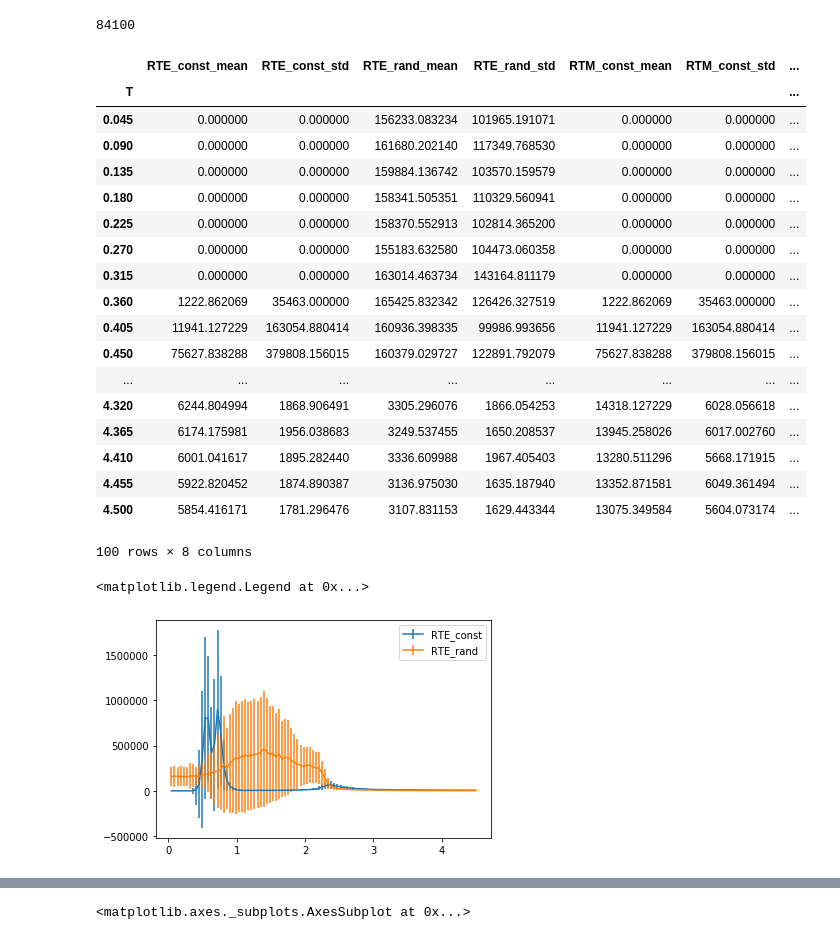
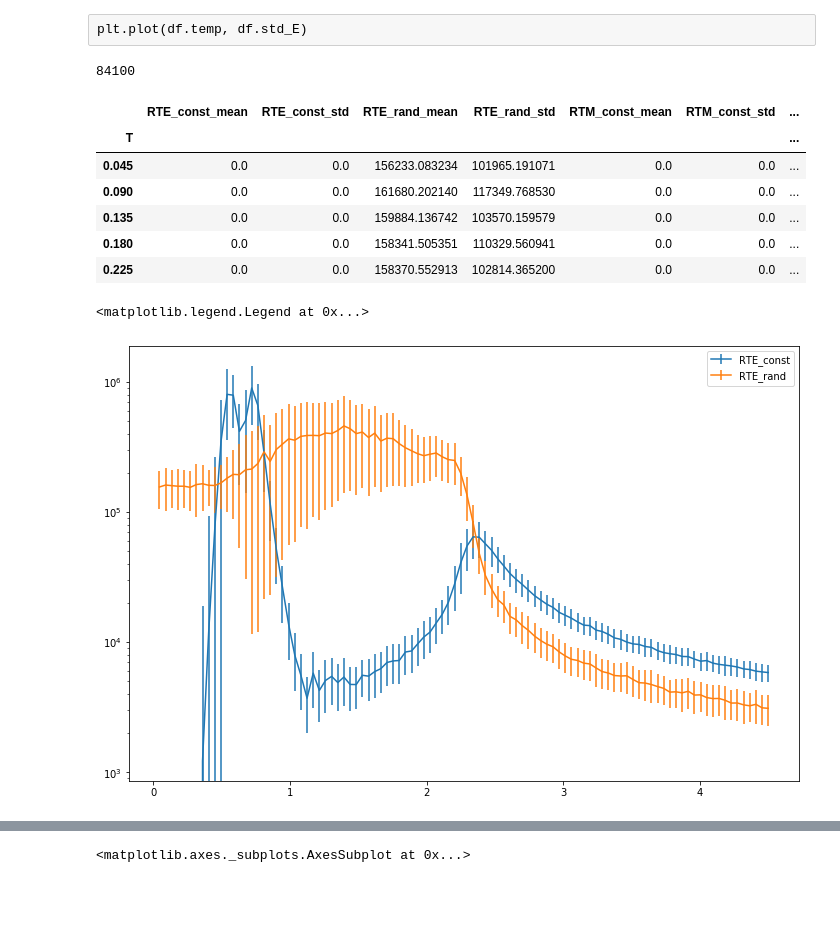
Before and after one commit to ashmat98/ising-model, a Jupyter notebook: python/heat-capacity.ipynb, the cells around one changed output, grey strips where cells are left out. Cells and saved outputs as stored; diff of their text form; code cells hidden in the pictures; blank space fills up the shorter version.

```diff
--- a/python/relaxation-time.ipynb
+++ b/python/heat-capacity.ipynb
@@ -33,20 +19,2 @@ array([  0,   0,   0,   0,   0, 128, 128, 128, 128, 128], dtype=int32)
 # %%
 pool = Pool(4)
-# %%
-scale = 100
-times = 1000
-
-# Ts = np.concatenate([
-#     np.linspace(0,1.8,scale),
-#     np.linspace(1.8,3.5,5*scale),
-#     np.linspace(3.5,6,scale),
-# ])
-Ts1=np.linspace(0,4.5,scale+1)[1:]
-Ts = [Ts1]*times
-
-steps = np.ones_like(Ts1)*10**5
-b=0.08
-n=0.1
-steps = np.exp(np.log(3*10**6)*(b/(b+Ts1-2.5))**n)
-steps[Ts1<2.5] = 3*10**6
-steps = steps.astype(int)
@@ -58,11 +21,20 @@ plt.plot(Ts1, steps)
+# %%
+scale = 8
+times = 10
+
+Ts=np.linspace(0,4.5,scale*times+1)[1:]
+Ts=np.linspace(2.1,2.5,scale*times+1)[1:]
 # %%
 results = []
-for Ts1 in tqdm(Ts):
+N=40
+for Ts1 in tqdm(Ts.reshape(times, scale)):
     runs = len(Ts1)
-    res = pool.starmap(find_relaxation, #T, N, steps, SEED
+    res = pool.starmap(find_sigma_e, #T, N,M, steps,freq, SEED
             zip(*(Ts1,
-                  [32]*runs, # N
-                  steps, # steps
+                  [N]*runs, # N
+                  [N]*runs, # M
+                  [10**8]*runs, # steps
+                  [1]*runs, # freq
                   np.random.randint(0,1000000, runs), # seed
                       )),
 #             chunksize=1
@@ -76,3 +69,5 @@ with open("relaxations.pkl","wb") as f:
+# %% [raw]
+plt.plot(df.temp, df.std_E)
 # %%
 len(results)
 # %% [output]
@@ -109,37 +104,25 @@ gb.mean().add_suffix("_mean"),
 gb.std().add_suffix("_std")], axis=1)
 dfm = dfmoments[sorted(dfmoments.columns)]
 # %%
-dfm
+dfm.head()
 # %% [output]
 |  | RTE_const_mean | RTE_const_std | RTE_rand_mean | RTE_rand_std | RTM_const_mean | RTM_const_std | ... |
 | T |  |  |  |  |  |  | ... |
-| 0.045 | 0.000000 | 0.000000 | 156233.083234 | 101965.191071 | 0.000000 | 0.000000 | ... |
-| 0.090 | 0.000000 | 0.000000 | 161680.202140 | 117349.768530 | 0.000000 | 0.000000 | ... |
-| 0.135 | 0.000000 | 0.000000 | 159884.136742 | 103570.159579 | 0.000000 | 0.000000 | ... |
-| 0.180 | 0.000000 | 0.000000 | 158341.505351 | 110329.560941 | 0.000000 | 0.000000 | ... |
-| 0.225 | 0.000000 | 0.000000 | 158370.552913 | 102814.365200 | 0.000000 | 0.000000 | ... |
-| 0.270 | 0.000000 | 0.000000 | 155183.632580 | 104473.060358 | 0.000000 | 0.000000 | ... |
-| 0.315 | 0.000000 | 0.000000 | 163014.463734 | 143164.811179 | 0.000000 | 0.000000 | ... |
-| 0.360 | 1222.862069 | 35463.000000 | 165425.832342 | 126426.327519 | 1222.862069 | 35463.000000 | ... |
-| 0.405 | 11941.127229 | 163054.880414 | 160936.398335 | 99986.993656 | 11941.127229 | 163054.880414 | ... |
-| 0.450 | 75627.838288 | 379808.156015 | 160379.029727 | 122891.792079 | 75627.838288 | 379808.156015 | ... |
-| ... | ... | ... | ... | ... | ... | ... | ... |
-| 4.320 | 6244.804994 | 1868.906491 | 3305.296076 | 1866.054253 | 14318.127229 | 6028.056618 | ... |
-| 4.365 | 6174.175981 | 1956.038683 | 3249.537455 | 1650.208537 | 13945.258026 | 6017.002760 | ... |
-| 4.410 | 6001.041617 | 1895.282440 | 3336.609988 | 1967.405403 | 13280.511296 | 5668.171915 | ... |
-| 4.455 | 5922.820452 | 1874.890387 | 3136.975030 | 1635.187940 | 13352.871581 | 6049.361494 | ... |
-| 4.500 | 5854.416171 | 1781.296476 | 3107.831153 | 1629.443344 | 13075.349584 | 5604.073174 | ... |
+| 0.045 | 0.0 | 0.0 | 156233.083234 | 101965.191071 | 0.0 | 0.0 | ... |
+| 0.090 | 0.0 | 0.0 | 161680.202140 | 117349.768530 | 0.0 | 0.0 | ... |
+| 0.135 | 0.0 | 0.0 | 159884.136742 | 103570.159579 | 0.0 | 0.0 | ... |
+| 0.180 | 0.0 | 0.0 | 158341.505351 | 110329.560941 | 0.0 | 0.0 | ... |
+| 0.225 | 0.0 | 0.0 | 158370.552913 | 102814.365200 | 0.0 | 0.0 | ... |
-100 rows × 8 columns
 # %%
-sprs=1
+sprs=2
 # %%
 plt.errorbar(dfm.index, dfm.RTE_const_mean, yerr=dfm.RTE_const_std/sprs, label="RTE_const")
 plt.errorbar(dfm.index, dfm.RTE_rand_mean, yerr=dfm.RTE_rand_std/sprs, label="RTE_rand")
-#plt.gca().set_yscale("log")
+plt.gca().set_yscale("log")
 plt.legend()
 # %% [output]
 <matplotlib.legend.Legend at 0x...>
-[figure, old version]
+[figure, new version]
 # %%
 plt.errorbar(dfm.index, dfm.RTM_const_mean, yerr=dfm.RTM_const_std/sprs, label="RTM_const")
 plt.errorbar(dfm.index, dfm.RTM_rand_mean, yerr=dfm.RTM_rand_std/sprs, label="RTM_rand")
```
Also changed, not shown: parts of 24 cells of this notebook, 7 other files.
